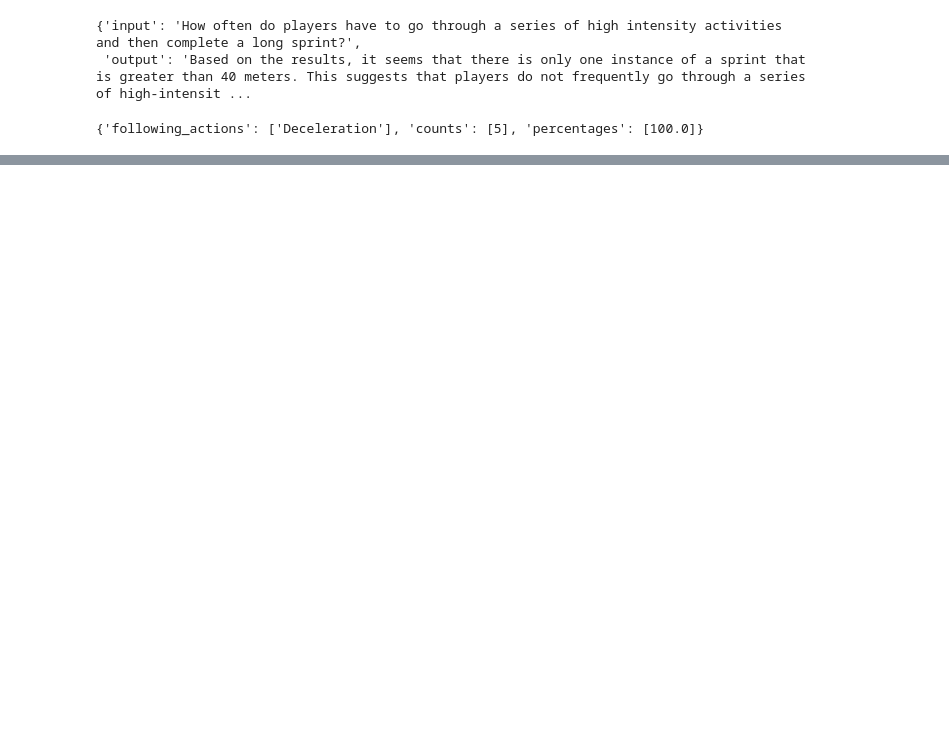
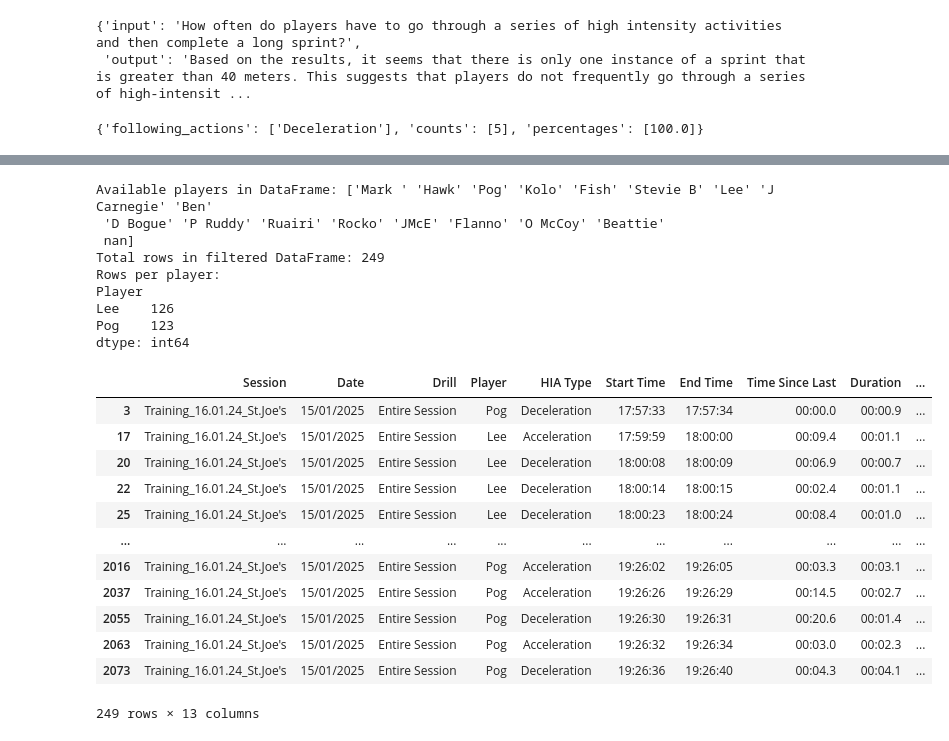
Before and after one commit to j-mundondo/football_data_chat, a Jupyter notebook: LLM/langchain_agent/langchain_function_development.ipynb, the cells around one changed output, grey strips where cells are left out. Cells and saved outputs as stored; diff of their text form; code cells hidden in the pictures; blank space fills up the shorter version.

```diff
--- a/LLM/langchain_agent/langchain_function_development.ipynb
+++ b/LLM/langchain_agent/langchain_function_development.ipynb
@@ -846,0 +869,46 @@ consecutive_action_frequency_test(df, ['Deceleration', 'Acceleration'], max_time
+# %%
+# Check for player column
+
+df2=pd.read_csv(r"C:\Users\j.mundondo\OneDrive - Statsports\Desktop\statsportsdoc\Projects\frequency_chat_PH\data\multi_session_hias\2025-01-15-17 Players-HIAs-Export_.csv")
+player_column = 'Player'
+players= ['Pog', 'Lee']
+
+# Debug: Print unique players in DataFrame
+available_players = df2[player_column].unique()
+print(f"Available players in DataFrame: {available_players}")
+
+# Filter dataframe for all specified players at once, with case-insensitive matching
+mask = df2[player_column].str.lower().isin([p.lower() for p in players])
+filtered_df = df2[mask].copy()
+
+
+print(f"Total rows in filtered DataFrame: {len(filtered_df)}")
+# Group by player to show count per player
+player_counts = filtered_df.groupby(player_column).size()
+print("Rows per player:")
+print(player_counts)
+
+filtered_df
+# %% [output]
+Available players in DataFrame: ['Mark ' 'Hawk' 'Pog' 'Kolo' 'Fish' 'Stevie B' 'Lee' 'J Carnegie' 'Ben'
+ 'D Bogue' 'P Ruddy' 'Ruairi' 'Rocko' 'JMcE' 'Flanno' 'O McCoy' 'Beattie'
+ nan]
+Total rows in filtered DataFrame: 249
+Rows per player:
+Player
+Lee    126
+Pog    123
+dtype: int64
+|  | Session | Date | Drill | Player | HIA Type | Start Time | End Time | Time Since Last | Duration | ... |
+| 3 | Training_16.01.24_St.Joe's | 15/01/2025 | Entire Session | Pog | Deceleration | 17:57:33 | 17:57:34 | 00:00.0 | 00:00.9 | ... |
+| 17 | Training_16.01.24_St.Joe's | 15/01/2025 | Entire Session | Lee | Acceleration | 17:59:59 | 18:00:00 | 00:09.4 | 00:01.1 | ... |
+| 20 | Training_16.01.24_St.Joe's | 15/01/2025 | Entire Session | Lee | Deceleration | 18:00:08 | 18:00:09 | 00:06.9 | 00:00.7 | ... |
+| 22 | Training_16.01.24_St.Joe's | 15/01/2025 | Entire Session | Lee | Deceleration | 18:00:14 | 18:00:15 | 00:02.4 | 00:01.1 | ... |
+| 25 | Training_16.01.24_St.Joe's | 15/01/2025 | Entire Session | Lee | Deceleration | 18:00:23 | 18:00:24 | 00:08.4 | 00:01.0 | ... |
+| ... | ... | ... | ... | ... | ... | ... | ... | ... | ... | ... |
+| 2016 | Training_16.01.24_St.Joe's | 15/01/2025 | Entire Session | Pog | Acceleration | 19:26:02 | 19:26:05 | 00:03.3 | 00:03.1 | ... |
+| 2037 | Training_16.01.24_St.Joe's | 15/01/2025 | Entire Session | Pog | Acceleration | 19:26:26 | 19:26:29 | 00:14.5 | 00:02.7 | ... |
+| 2055 | Training_16.01.24_St.Joe's | 15/01/2025 | Entire Session | Pog | Deceleration | 19:26:30 | 19:26:31 | 00:20.6 | 00:01.4 | ... |
+| 2063 | Training_16.01.24_St.Joe's | 15/01/2025 | Entire Session | Pog | Acceleration | 19:26:32 | 19:26:34 | 00:03.0 | 00:02.3 | ... |
+| 2073 | Training_16.01.24_St.Joe's | 15/01/2025 | Entire Session | Pog | Deceleration | 19:26:36 | 19:26:40 | 00:04.3 | 00:04.1 | ... |
+249 rows × 13 columns
```
Also changed, not shown: parts of 3 cells of this notebook, 6 other files.
